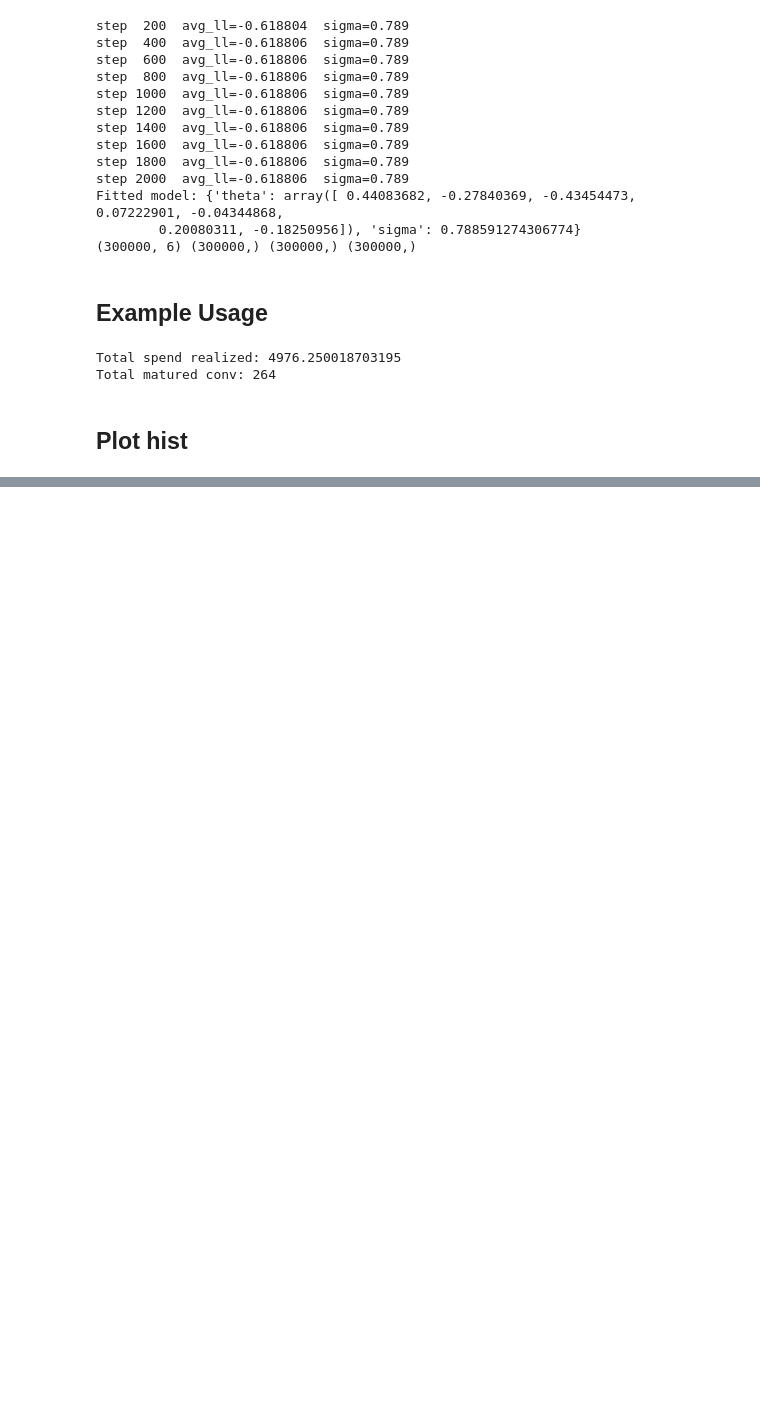
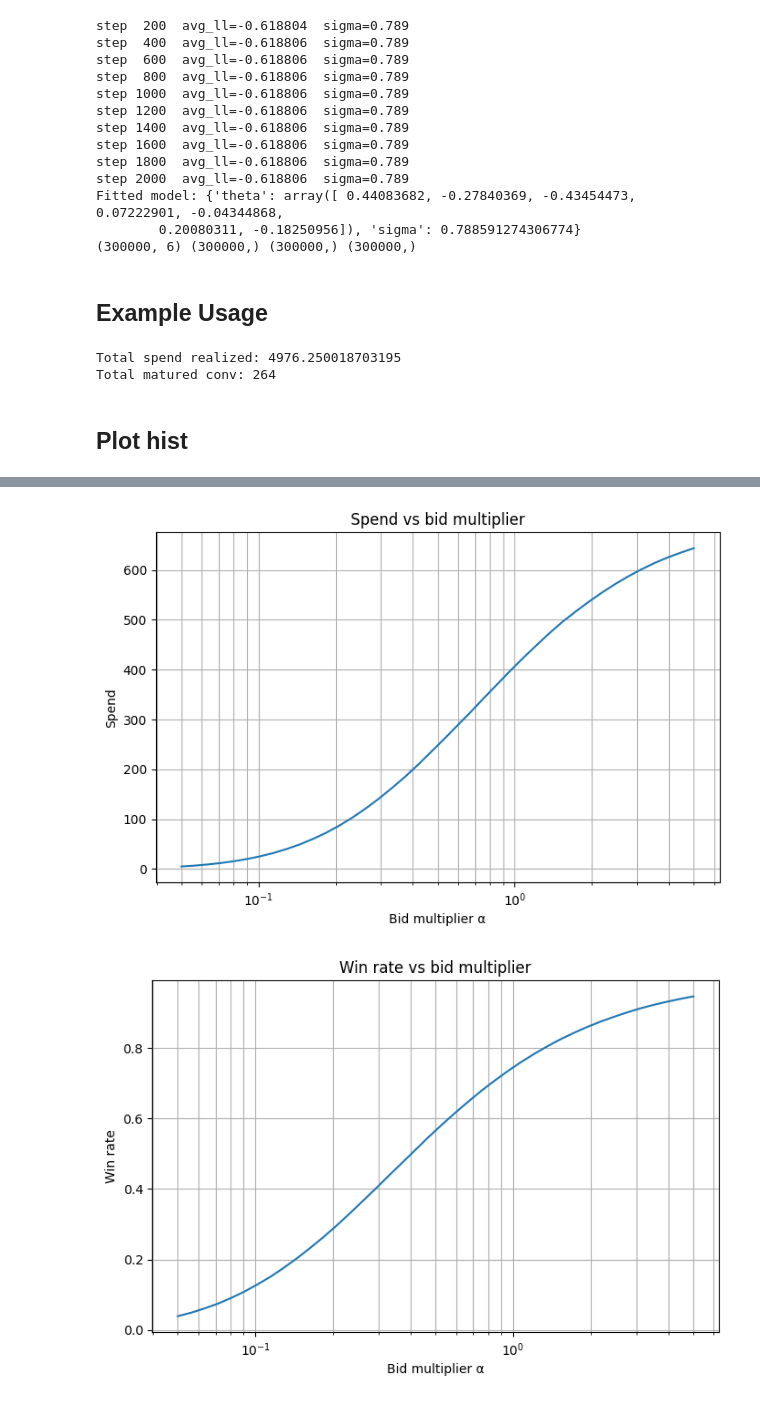
Before and after one commit to xuyang1220/bid-landscape, a Jupyter notebook: notebooks/bid_landsacpe.ipynb, the cells around one changed output, grey strips where cells are left out. Saved outputs shown, nothing was run; the diff lists cells and outputs as text; code cells hidden in the pictures; blank space fills up the shorter version.

```diff
--- a/notebooks/bid_landsacpe.ipynb
+++ b/notebooks/bid_landsacpe.ipynb
@@ -1335,0 +1396,47 @@ plot_simulator_hist(
+# %%
+alpha_grid = np.geomspace(0.05, 5.0, 40)
+
+spend_curve, win_curve = spend_response_curve(
+    seg_id=seg_id,
+    market_price_cpm=sim["market_price_cpm"],
+    pconv_hat=p_hat,
+    alpha_grid=alpha_grid,
+    target_cpa=50
+)
+# %%
+plt.figure(figsize=(8,5))
+
+plt.semilogx(alpha_grid, spend_curve)
+
+plt.xlabel("Bid multiplier α")
+plt.ylabel("Spend")
+plt.title("Spend vs bid multiplier")
+
+plt.grid(True, which="both")
+plt.show()
+
+plt.figure(figsize=(8,5))
+
+plt.semilogx(alpha_grid, win_curve)
+
+plt.xlabel("Bid multiplier α")
+plt.ylabel("Win rate")
+plt.title("Win rate vs bid multiplier")
+
+plt.grid(True, which="both")
+plt.show()
+
+elasticity = np.gradient(np.log(spend_curve), np.log(alpha_grid))
+
+plt.figure(figsize=(8,5))
+plt.semilogx(alpha_grid, elasticity)
+
+plt.xlabel("Bid multiplier α")
+plt.ylabel("Spend elasticity")
+plt.title("Spend elasticity vs bid")
+
+plt.grid(True, which="both")
+plt.show()
+# %% [output]
+[figure, added]
+[figure, added]
```
Also changed, not shown: parts of 6 cells of this notebook.
